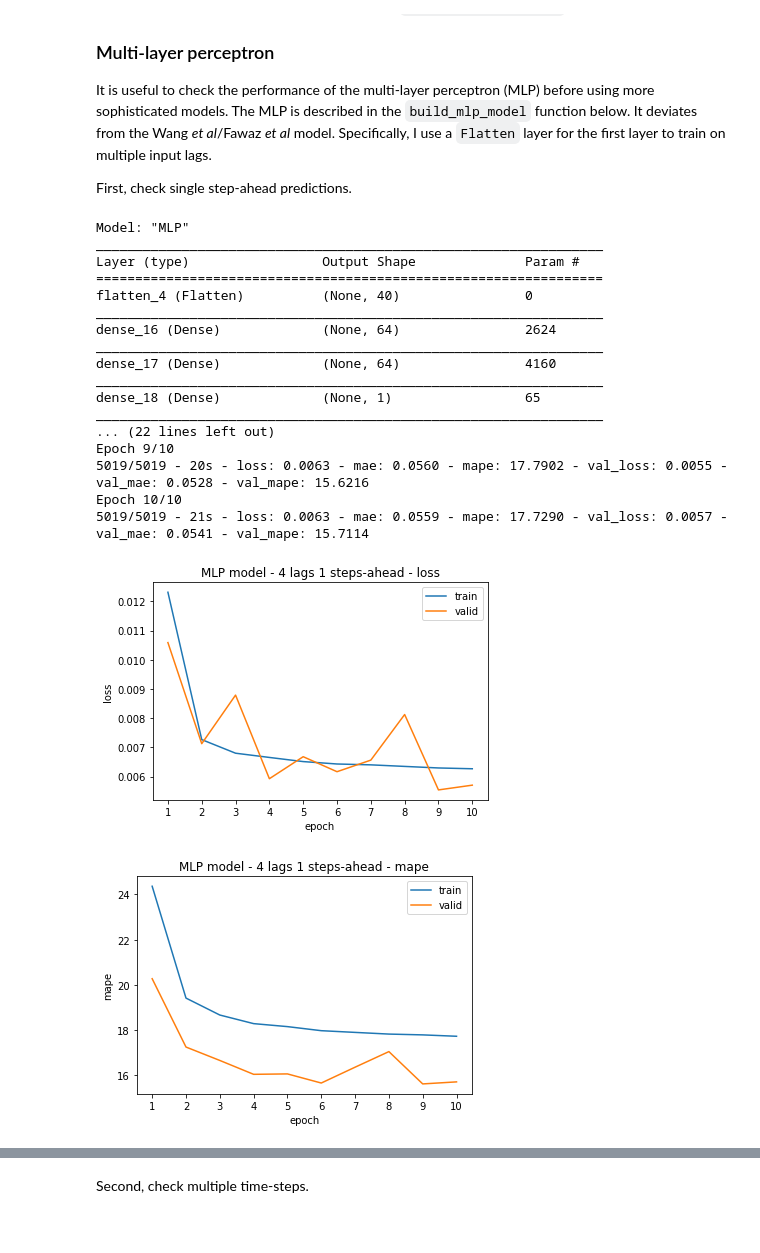
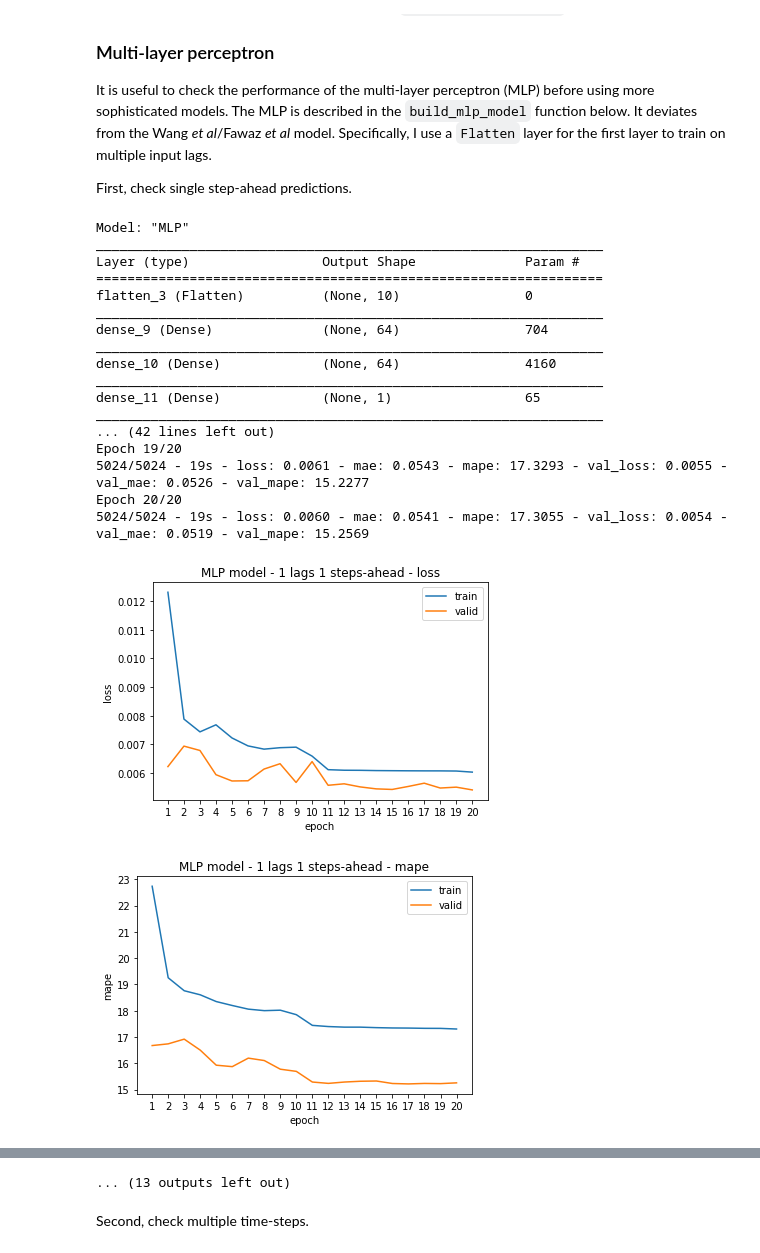
Before and after one commit to makeyourownmaker/CambridgeTemperatureModel, a Jupyter notebook: notebooks/keras_mlp_fcn_resnet_time_series.ipynb, the cells around one changed output, grey strips where cells are left out. Cells and saved outputs as stored; diff of their text form; code cells hidden in the pictures.

```diff
--- a/notebooks/keras_mlp_fcn_resnet_time_series.ipynb
+++ b/notebooks/keras_mlp_fcn_resnet_time_series.ipynb
@@ -868,56 +881,56 @@ def build_mlp_model(name, data, neurons = 64):
     return mlp
 
 
 def run_model(model, train, valid, optimizer = 'adam', epochs = 5):
     in_shape, out_shape = get_io_shapes(train)
     model_id = model.name + ' model - ' + str(in_shape[0]) + \
                ' lags ' + str(out_shape[0]) + ' steps-ahead -'
 
     model.summary()
     h = compile_fit_validate(model, train, valid, optimizer, epochs)
     plot_history(h, model_id, epochs)
     print_min_loss(h, model_id)
 
     return h
 
 
 #ds_train_4l_1s, ds_valid_4l_1s, ds_test_4l_1s = make_datasets(train_df, valid_df, test_df,
 #                                                              lags = 4, shuffle = True, bs = 4)
 
 name = 'MLP'
-#mlp_1l_1s   = build_mlp_model(name, ds_train_1l_1s)
-#h_mlp_1l_1s = run_model(mlp_1l_1s, ds_train_1l_1s, ds_valid_1l_1s, optimizer = 'adadelta', epochs = 20)
+mlp_1l_1s   = build_mlp_model(name, ds_train_1l_1s)
+h_mlp_1l_1s = run_model(mlp_1l_1s, ds_train_1l_1s, ds_valid_1l_1s, optimizer = 'adadelta', epochs = 20)
 mlp_4l_1s   = build_mlp_model(name, ds_train_4l_1s)
-h_mlp_4l_1s = run_model(mlp_4l_1s, ds_train_4l_1s, ds_valid_4l_1s, optimizer = 'adadelta', epochs = 10)
-#mlp_8l_1s   = build_mlp_model(name, ds_train_8l_1s)
-#h_mlp_8l_1s = run_model(mlp_8l_1s, ds_train_8l_1s, ds_valid_8l_1s, optimizer = 'adadelta', epochs = 20)
-#mlp_16l_1s   = build_mlp_model(name, ds_train_16l_1s)
-#h_mlp_16l_1s = run_model(mlp_16l_1s, ds_train_16l_1s, ds_valid_16l_1s, optimizer = 'adadelta', epochs = 20)
-#mlp_24l_1s   = build_mlp_model(name, ds_train_24l_1s)
-#h_mlp_24l_1s = run_model(mlp_24l_1s, ds_train_24l_1s, ds_valid_24l_1s, optimizer = 'adadelta', epochs = 20)
-#mlp_32l_1s   = build_mlp_model(name, ds_train_32l_1s)
-#h_mlp_32l_1s = run_model(mlp_32l_1s, ds_train_32l_1s, ds_valid_32l_1s, optimizer = 'adadelta', epochs = 20)
-#mlp_40l_1s   = build_mlp_model(name, ds_train_40l_1s)
-#h_mlp_40l_1s = run_model(mlp_40l_1s, ds_train_40l_1s, ds_valid_40l_1s, optimizer = 'adadelta', epochs = 20)
-#mlp_48l_1s   = build_mlp_model(name, ds_train_48l_1s)
-#h_mlp_48l_1s = run_model(mlp_48l_1s, ds_train_48l_1s, ds_valid_48l_1s, optimizer = 'adadelta', epochs = 20)
+h_mlp_4l_1s = run_model(mlp_4l_1s, ds_train_4l_1s, ds_valid_4l_1s, optimizer = 'adadelta', epochs = 20)
+mlp_8l_1s   = build_mlp_model(name, ds_train_8l_1s)
+h_mlp_8l_1s = run_model(mlp_8l_1s, ds_train_8l_1s, ds_valid_8l_1s, optimizer = 'adadelta', epochs = 20)
+mlp_16l_1s   = build_mlp_model(name, ds_train_16l_1s)
+h_mlp_16l_1s = run_model(mlp_16l_1s, ds_train_16l_1s, ds_valid_16l_1s, optimizer = 'adadelta', epochs = 20)
+mlp_24l_1s   = build_mlp_model(name, ds_train_24l_1s)
+h_mlp_24l_1s = run_model(mlp_24l_1s, ds_train_24l_1s, ds_valid_24l_1s, optimizer = 'adadelta', epochs = 20)
+mlp_32l_1s   = build_mlp_model(name, ds_train_32l_1s)
+h_mlp_32l_1s = run_model(mlp_32l_1s, ds_train_32l_1s, ds_valid_32l_1s, optimizer = 'adadelta', epochs = 20)
+mlp_40l_1s   = build_mlp_model(name, ds_train_40l_1s)
+h_mlp_40l_1s = run_model(mlp_40l_1s, ds_train_40l_1s, ds_valid_40l_1s, optimizer = 'adadelta', epochs = 20)
+mlp_48l_1s   = build_mlp_model(name, ds_train_48l_1s)
+h_mlp_48l_1s = run_model(mlp_48l_1s, ds_train_48l_1s, ds_valid_48l_1s, optimizer = 'adadelta', epochs = 20)
 # %% [output]
 Model: "MLP"
 _________________________________________________________________
 Layer (type)                 Output Shape              Param #
 =================================================================
-flatten_4 (Flatten)          (None, 40)                0
+flatten_3 (Flatten)          (None, 10)                0
 _________________________________________________________________
-dense_16 (Dense)             (None, 64)                2624
+dense_9 (Dense)              (None, 64)                704
 _________________________________________________________________
-dense_17 (Dense)             (None, 64)                4160
+dense_10 (Dense)             (None, 64)                4160
 _________________________________________________________________
-dense_18 (Dense)             (None, 1)                 65
+dense_11 (Dense)             (None, 1)                 65
 _________________________________________________________________
-... (22 lines left out)
-Epoch 9/10
-5019/5019 - 20s - loss: 0.0063 - mae: 0.0560 - mape: 17.7902 - val_loss: 0.0055 - val_mae: 0.0528 - val_mape: 15.6216
-Epoch 10/10
-5019/5019 - 21s - loss: 0.0063 - mae: 0.0559 - mape: 17.7290 - val_loss: 0.0057 - val_mae: 0.0541 - val_mape: 15.7114
+... (42 lines left out)
+Epoch 19/20
+5024/5024 - 19s - loss: 0.0061 - mae: 0.0543 - mape: 17.3293 - val_loss: 0.0055 - val_mae: 0.0526 - val_mape: 15.2277
+Epoch 20/20
+5024/5024 - 19s - loss: 0.0060 - mae: 0.0541 - mape: 17.3055 - val_loss: 0.0054 - val_mae: 0.0519 - val_mape: 15.2569
-[figure, old version]
+[figure, new version]
-[figure, old version]
+[figure, new version]
@@ -926,3 +994,4 @@ MLP model - 4 lags 1 steps-ahead - valid min loss: 0.005545     mae: 0.052778
+... (13 outputs left out)
 # %% [markdown]
 Second, check multiple time-steps.
 # %%
```
Also changed, not shown: parts of 11 cells of this notebook.
